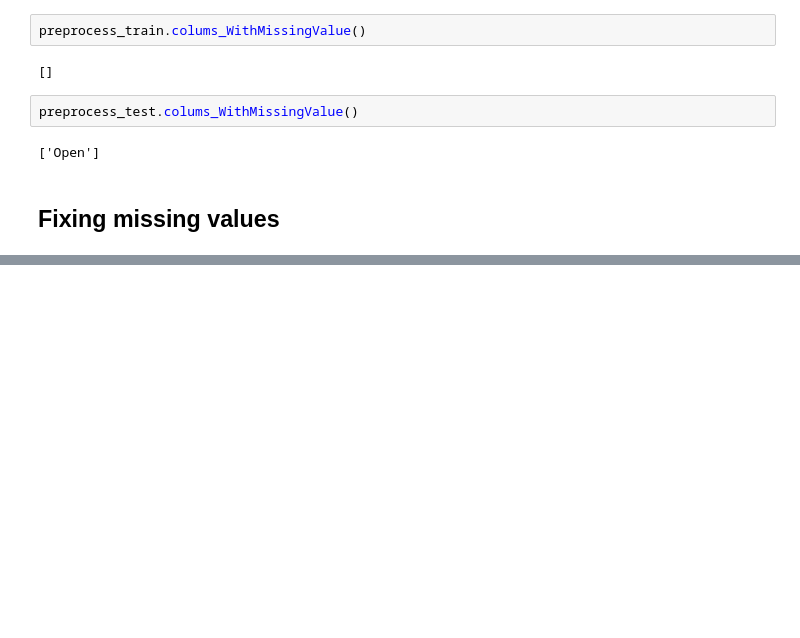
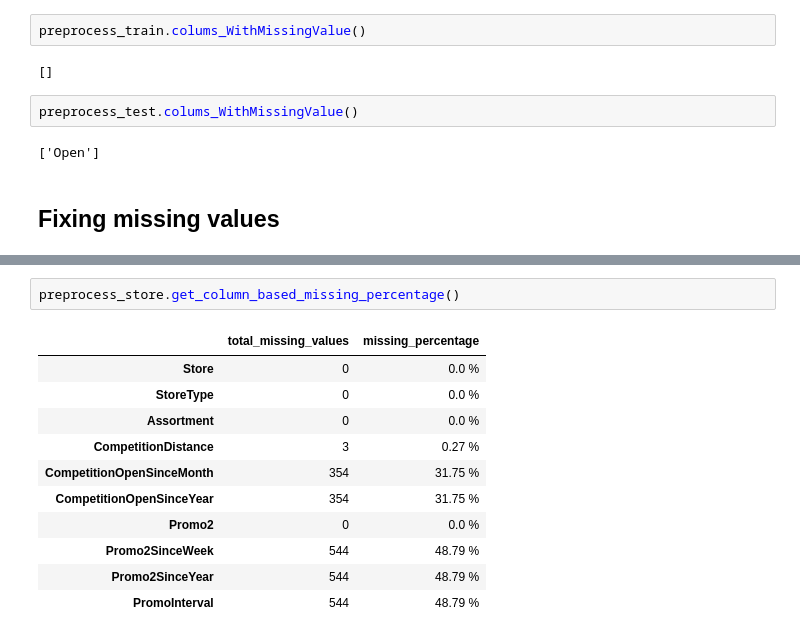
Before and after one commit to HenokD11/SalesPrediction, a Jupyter notebook: notebooks/preprocessing.ipynb, the cells around one changed output, grey strips where cells are left out. Cells and saved outputs as stored; diff of their text form; blank space fills up the shorter version.

```diff
--- a/notebooks/preprocessing.ipynb
+++ b/notebooks/preprocessing.ipynb
@@ -135,0 +163,14 @@ preprocess_test.colums_WithMissingValue()
+# %%
+preprocess_store.get_column_based_missing_percentage()
+# %% [output]
+|  | total_missing_values | missing_percentage |
+| Store | 0 | 0.0 % |
+| StoreType | 0 | 0.0 % |
+| Assortment | 0 | 0.0 % |
+| CompetitionDistance | 3 | 0.27 % |
+| CompetitionOpenSinceMonth | 354 | 31.75 % |
+| CompetitionOpenSinceYear | 354 | 31.75 % |
+| Promo2 | 0 | 0.0 % |
+| Promo2SinceWeek | 544 | 48.79 % |
+| Promo2SinceYear | 544 | 48.79 % |
+| PromoInterval | 544 | 48.79 % |
```
Also changed, not shown: parts of 14 cells of this notebook, 2 other files.
